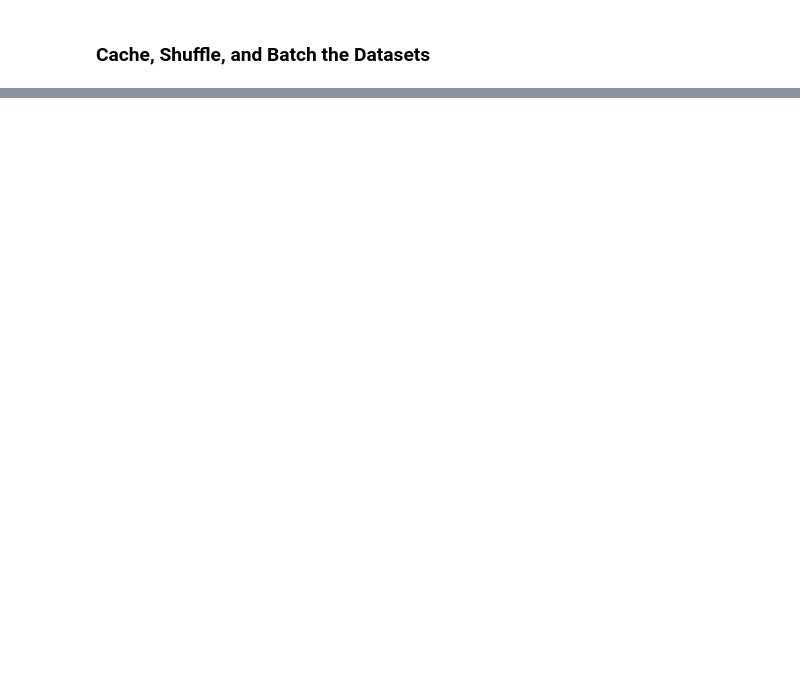
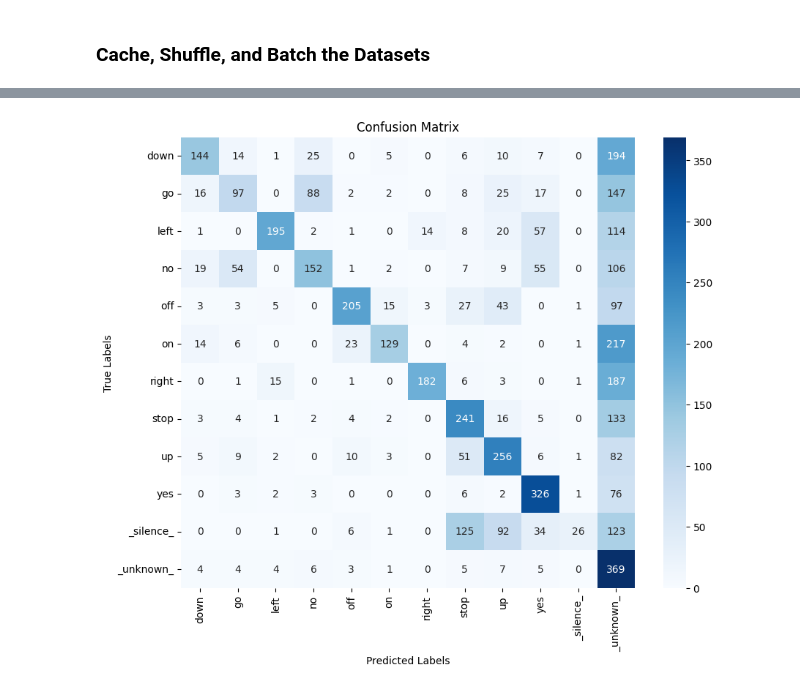
Before and after one commit to anacletu/tflm-keyword-spotting-led, a Jupyter notebook: notebooks/01-data-exploration.ipynb, the cells around one changed output, grey strips where cells are left out. Saved outputs shown, nothing was run; the diff lists cells and outputs as text; code cells hidden in the pictures; blank space fills up the shorter version.

```diff
--- a/notebooks/01-data-exploration.ipynb
+++ b/notebooks/01-data-exploration.ipynb
@@ -516,7 +675,9 @@ ds_val preparation complete.
 # %%
 # Prepare the TEST dataset
 print("\nPreparing ds_test...")
-ds_test = ds_test_features.cache()
+ds_test = ds_test_features.cache(filename=test_cache_file) # Cache the test dataset
+print(f"Cached ds_test to {test_cache_file}")
+
 ds_test = ds_test.batch(BATCH_SIZE)
 ds_test = ds_test.prefetch(tf.data.AUTOTUNE)
 print("ds_test preparation complete.")
@@ -555,0 +953,64 @@ Dataset preparation complete for training, validation, and testing!
+# %%
+# Choose the model to use for evaluation
+model_to_use = best_model_on_val_acc if 'best_model_on_val_acc' in locals() else model
+# %%
+# Predictions
+print("\n--- Generating Predictions and Confusion Matrix ---")
+y_pred_probs = model_to_use.predict(ds_test) # Get probability scores for each class
+y_pred_classes = np.argmax(y_pred_probs, axis=1) # Get the class with the highest probability
+
+# Get true labels from the test set
+y_true = []
+for _, labels_batch in ds_test: # ds_test yields (mfcc_batch, label_batch)
+    y_true.extend(labels_batch.numpy())
+y_true = np.array(y_true)
+
+# Ensure shapes match (number of predictions should equal number of true labels)
+print(f"Shape of y_pred_classes: {y_pred_classes.shape}")
+print(f"Shape of y_true: {y_true.shape}")
+
+if len(y_pred_classes) != len(y_true):
+    print("Warning: Mismatch in number of predictions and true labels. Confusion matrix might be incorrect.")
+    # This can happen if ds_test was not fully iterated or if batching caused issues with the last batch.
+    min_len = min(len(y_pred_classes), len(y_true))
+    y_pred_classes = y_pred_classes[:min_len]
+    y_true = y_true[:min_len]
+    print(f"Adjusted shapes to: y_pred_classes: {y_pred_classes.shape}, y_true: {y_true.shape}")
+
+    # Classification Report (Precision, Recall, F1-score)
+if 'config' in locals() and 'all_model_labels' in config:
+    report_target_names = config["all_model_labels"]
+    # Ensure labels in y_true and y_pred_classes are within the range of report_target_names indices
+    max_label_val = max(np.max(y_true), np.max(y_pred_classes))
+    if max_label_val >= len(report_target_names):
+        print(f"Warning: Max label value ({max_label_val}) exceeds number of target names ({len(report_target_names)}). Report might be misaligned.")
+        # Create generic target names if misalignment is suspected
+        report_target_names = [f"Class {i}" for i in range(max_label_val + 1)]
+
+
+    print("\nClassification Report:")
+    # Ensure y_true and y_pred_classes contain integer labels [0, num_classes-1]
+    # Also, ensure all labels present in y_true and y_pred_classes are covered by target_names
+    # If some classes are not predicted or not present in y_true for the test set, they might be missing from the report.
+    # Use zero_division=0 to handle cases where a class has no true samples or no predicted samples.
+    try:
+        print(classification_report(y_true, y_pred_classes, target_names=report_target_names, zero_division=0))
+    except ValueError as ve:
+        print(f"ValueError in classification_report: {ve}")
+        print("This might happen if labels in y_true/y_pred_classes are outside the expected range [0, num_classes-1] or if target_names length mismatch.")
+        print("Printing report without target_names for debugging:")
+        print(classification_report(y_true, y_pred_classes, zero_division=0))
+
+
+# Confusion Matrix
+conf_matrix = confusion_matrix(y_true, y_pred_classes)
+
+plt.figure(figsize=(10, 8))
+sns.heatmap(conf_matrix, annot=True, fmt='d', cmap='Blues',
+            xticklabels=report_target_names if 'report_target_names' in locals() else "auto",
+            yticklabels=report_target_names if 'report_target_names' in locals() else "auto")
+plt.xlabel('Predicted Labels')
+plt.ylabel('True Labels')
+plt.title('Confusion Matrix')
+plt.show()
+# %% [output]
@@ -555,0 +1035 @@ Dataset preparation complete for training, validation, and testing!
+[figure, added]
```
Also changed, not shown: parts of 39 cells of this notebook, 2 other files.
